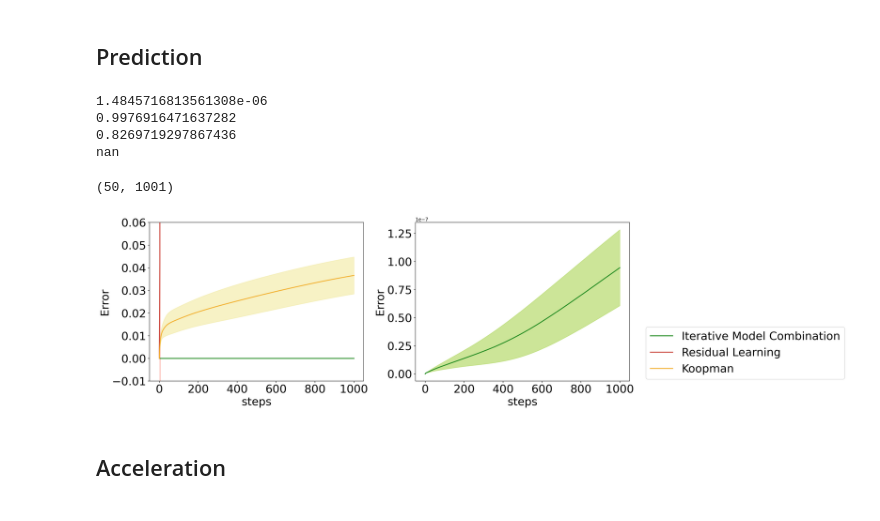
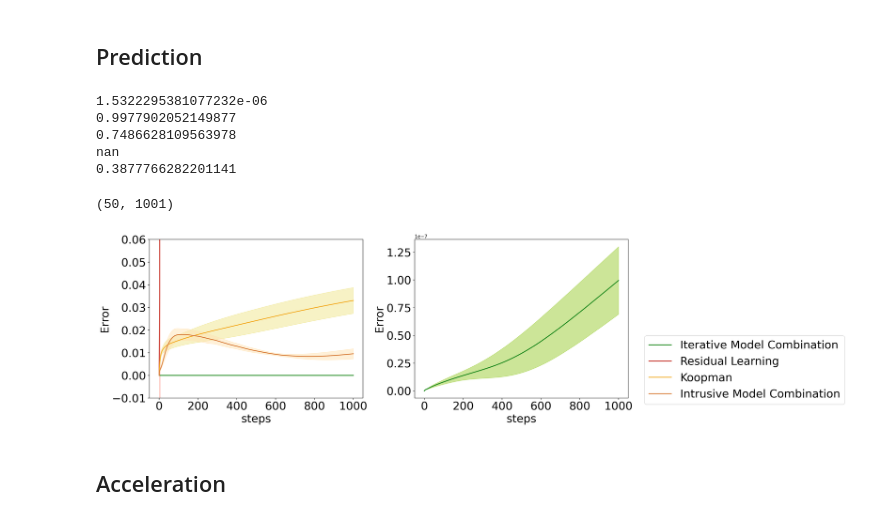
Before and after one commit to Shiqi-Wu/Nonintrusive-model-combination-for-learning-dynamics, a Jupyter notebook: toy-model/reaction-diffusion-equation.ipynb, the cells around one changed output. Drawn from its saved outputs; the diff is of its cells as text; code cells hidden in the pictures.

Commit message:
revision on toy model

```diff
--- a/toy-model/reaction-diffusion-equation.ipynb
+++ b/toy-model/reaction-diffusion-equation.ipynb
@@ -127,4 +132,4 @@ plt.show()
 # %%
-# np.save('plot_data/mu_intrusive.npy', mu_intrusive)
-# np.save('plot_data/lam_intrusive.npy', lam_intrusive)
-# np.save('plot_data/err_history_intrusive.npy', err_history_intrusive)
+mu_intrusive = np.load('plot_data/mu_intrusive.npy')
+lam_intrusive = np.load('plot_data/lam_intrusive.npy')
+err_history_intrusive = np.load('plot_data/err_history_intrusive.npy')
@@ -138,6 +152,9 @@ mu_1 = mu_history[1]
 K_1 = Koopman_solver(data_x, data_y - np.matmul(data_lace,mu_1), poly)
 # %%
 K_linear = np.zeros(np.shape(K_koopman))
+# %%
+K_intrusive = np.zeros(np.shape(K_koopman))
+K_intrusive[:,1] = lam_intrusive.flatten()
 # %%
 predict_num = 50
 steps = 1000
@@ -146,10 +163,14 @@ u_h_history = []
 u_k_history = []
 u_1_history = []
 u_linear_history = []
+u_intrusive_history = []
+
 u_h_traj_history = []
 u_k_traj_history = []
 u_1_traj_history = []
 u_linear_traj_history = []
+u_intrusive_traj_history = []
+
 u_test_traj_history = []
 for i in range(predict_num):
     u0 = np.random.rand(toymodel.dim - 1)
@@ -158,30 +179,36 @@ for i in range(predict_num):
     u_koopman = Koopman_predictor(K_koopman, poly, u0, steps,state_dim=1)
     u_linear = Hybrid_predictor(mu_1, K_linear, poly, u0, steps)
     u_1 = Hybrid_predictor(mu_1, K_1, poly, u0, steps)
+    u_intrusive = Hybrid_predictor(mu_intrusive, K_intrusive, poly, u0, steps)
     u_h_history.append(np.linalg.norm(u_test - u_hybrid, ord=2, axis = 1)/np.linalg.norm(u_test, ord = 2))
     u_k_history.append(np.linalg.norm(u_test - u_koopman, ord=2, axis = 1)/np.linalg.norm(u_test, ord = 2))
     u_1_history.append(np.linalg.norm(u_test - u_1, ord=2, axis = 1)/np.linalg.norm(u_test, ord = 2))
-#     u_linear_history.append(np.linalg.norm(u_test - u_linear, ord=2, axis = 1)/np.linalg.norm(u_test, ord = 2))
+    u_linear_history.append(np.linalg.norm(u_test - u_linear, ord=2, axis = 1)/np.linalg.norm(u_test, ord = 2))
+    u_intrusive_history.append(np.linalg.norm(u_test - u_intrusive, ord=2, axis = 1)/np.linalg.norm(u_test, ord = 2))
     u_test_traj_history.append(u_test)
     u_h_traj_history.append(u_hybrid)
     u_k_traj_history.append(u_koopman)
     u_1_traj_history.append(u_1)
     u_linear_traj_history.append(u_linear)
+    u_intrusive_traj_history.append(u_intrusive)
 # %%
 err_h = np.linalg.norm(np.array(u_h_traj_history) - np.array(u_test_traj_history))/np.linalg.norm(u_test_traj_history)
 err_k = np.linalg.norm(np.array(u_k_traj_history) - np.array(u_test_traj_history))/np.linalg.norm(u_test_traj_history)
 err_linear = np.linalg.norm(np.array(u_linear_traj_history) - np.array(u_test_traj_history))/np.linalg.norm(u_test_traj_history)
 err_1 = np.linalg.norm(np.array(u_1_traj_history) - np.array(u_test_traj_history))/np.linalg.norm(u_test_traj_history)
+err_intrusive = np.linalg.norm(np.array(u_intrusive_traj_history) - np.array(u_test_traj_history))/np.linalg.norm(u_test_traj_history)
 
 print(err_h)
 print(err_linear)
 print(err_k)
 print(err_1)
+print(err_intrusive)
 # %% [output]
-1.4845716813561308e-06
-0.9976916471637282
-0.8269719297867436
+1.5322295381077232e-06
+0.9977902052149877
+0.7486628109563978
 nan
+0.3877766282201141
 # %%
 print(np.shape(u_h_history))
 # %% [output]
@@ -196,7 +223,9 @@ def compute_stat_info(data):
 # %%
 hybrid_mean, hybrid_std, hybrid_u, hybrid_l = compute_stat_info(u_h_history)
 koopman_mean, koopman_std, koopman_u, koopman_l = compute_stat_info(u_k_history)
-naive_mean, naive_std, naive_u, naive_l = compute_stat_info(u_1_history)
+residual_mean, residual_std, residual_u, residual_l = compute_stat_info(u_1_history)
+linear_mean, linear_std, linear_u, linear_l = compute_stat_info(u_linear_history)
+intrusive_mean, intrusive_std, intrusive_u, intrusive_l = compute_stat_info(u_intrusive_history)
 # %%
 import matplotlib.pyplot as plt
 import numpy as np
@@ -205,36 +234,38 @@ import numpy as np
 
 # Create a figure with two subplots side by side
 fig, axes = plt.subplots(1, 2, figsize=(16, 6), dpi=100)
 font_size = 24
 line_width = 2
 
 # Plot on the left subplot
 axes[0].tick_params(labelsize=font_size)
 axes[0].plot(range(steps + 1), hybrid_mean, color=color_dict_compare['our'], linewidth=line_width, label='Iterative Model Combination')
 axes[0].fill_between(range(steps + 1), hybrid_l, hybrid_u, color='yellowgreen', alpha=0.5)
-axes[0].plot(range(steps + 1), naive_mean, color=color_dict_compare['compare3'], linewidth=line_width, label='Residual Learning')
-axes[0].fill_between(range(steps + 1), naive_l, naive_u, color='salmon', alpha=0.5)
+axes[0].plot(range(steps + 1), residual_mean, color=color_dict_compare['compare3'], linewidth=line_width, label='Residual Learning')
+axes[0].fill_between(range(steps + 1), residual_l, residual_u, color='salmon', alpha=0.5)
 axes[0].plot(range(steps + 1), koopman_mean, color=color_dict_compare['compare1'], linewidth=line_width, label='Koopman')
 axes[0].fill_between(range(steps + 1), koopman_l, koopman_u, color='khaki', alpha=0.5)
+axes[0].plot(range(steps + 1), intrusive_mean, color=color_dict_compare['compare2'], linewidth=line_width, label='Intrusive Model Combination')
+axes[0].fill_between(range(steps + 1), intrusive_l, intrusive_u, color='moccasin', alpha=0.5)
 axes[0].set_ylim(-0.01, 0.06)
 axes[0].set_xlabel('steps', fontsize=font_size)
 axes[0].set_ylabel('Error', fontsize=font_size)
 
 # Plot on the right subplot
 axes[1].tick_params(labelsize=font_size)
 axes[1].plot(range(steps + 1), hybrid_mean, color=color_dict_compare['our'], linewidth=line_width)
 axes[1].fill_between(range(steps + 1), np.maximum(np.zeros(steps + 1), hybrid_l), hybrid_u, color='yellowgreen', alpha=0.5)
 axes[1].set_xlabel('steps', fontsize=font_size)
 axes[1].set_ylabel('Error', fontsize=font_size)
 
 lines, labels = axes[0].get_legend_handles_labels()
 legend = fig.legend(lines, labels, fontsize=font_size, loc='center left', bbox_to_anchor=(1, 0.3))
 
 # Show the plot
 plt.tight_layout()  # Adjust spacing
 plt.show()
 # %% [output]
-[figure, old version]
+[figure, new version]
 # %% [markdown]
 ## Acceleration
 # %%
```
Also changed, not shown: parts of 9 cells of this notebook, 15 other files.
